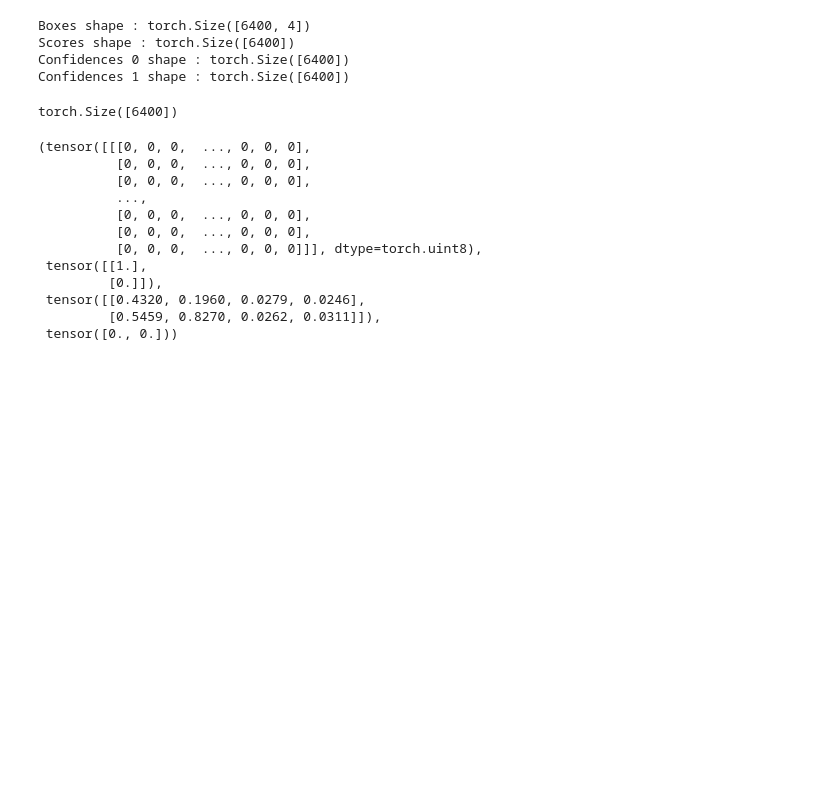
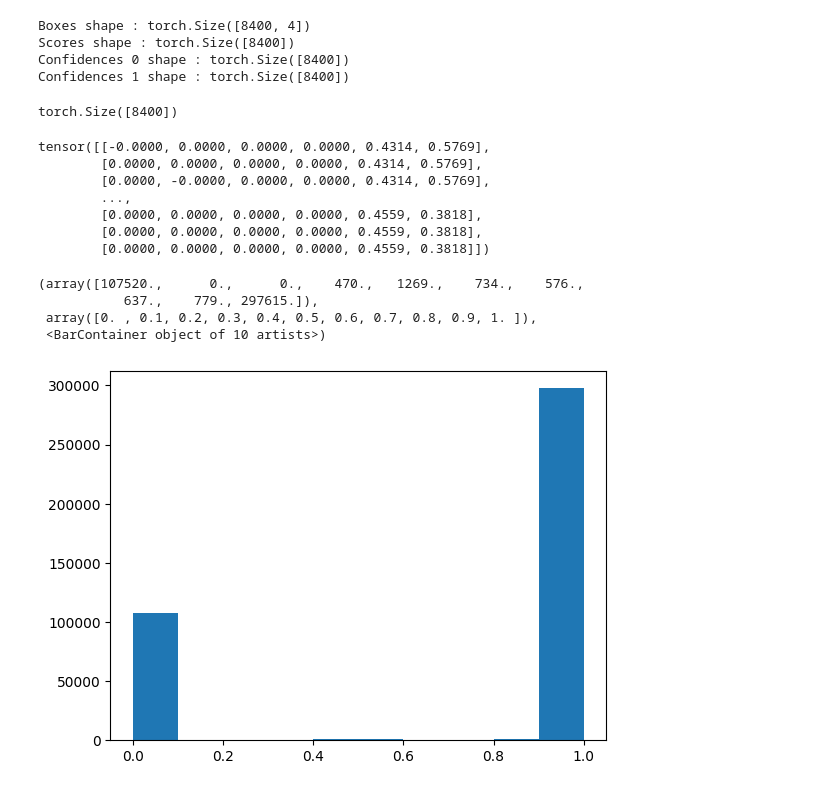
Before and after one commit to davide710/change_detection, a Jupyter notebook: test.ipynb, the cells around one changed output. Drawn from its saved outputs; the diff is of its cells as text; code cells hidden in the pictures; blank space fills up the shorter version.

```diff
--- a/test.ipynb
+++ b/test.ipynb
@@ -28,23 +28,31 @@ Box coordinates        : torch.Size([135, 4])
 Index identifier (which score belongs to which image): torch.Size([135])
 # %%
+dataset = Dataset('/home/davide/Desktop/change_detection/dataset', input_size=640)
+train_loader = data.DataLoader(dataset, batch_size=32, num_workers=0, pin_memory=True, collate_fn=Dataset.collate_fn)
+print(f"Train_loader : {len(train_loader)} batches")
+
 torch.manual_seed(42)
 
 model = Yolo(version='n')
 print(f"{sum(p.numel() for p in model.parameters())/1e6} million parameters")
 
 criterion = ComputeLoss(model)
-optimizer = torch.optim.AdamW(model.parameters(), lr=0.5)
+optimizer = torch.optim.AdamW(model.parameters(), lr=1e-2)
 
 num_epochs = 40
 
-imgs,targets=batch[0],batch[1]
-imgs=imgs.float()
 model.train()
 for epoch in range(num_epochs):
-    outputs=model(imgs)
-    loss=sum(criterion(outputs,targets))
-    optimizer.zero_grad()
-    loss.backward()
-    optimizer.step()
-    print(f"Epoch : {epoch + 1} | loss : {loss.item()}")
+    epoch_loss = 0
+    for imgs, targets in train_loader:
+        imgs = imgs.float()
+        outputs = model(imgs)
+        loss = sum(criterion(outputs, targets))
+        optimizer.zero_grad()
+        loss.backward()
+        optimizer.step()
+        epoch_loss += loss.item()
+    print(f"Epoch : {epoch + 1} | avg loss : {epoch_loss / len(train_loader)}")
+
+#torch.save(model.state_dict(), 'yolo_n.pth')
 # %% [output]
@@ -97,7 +175,7 @@ confidences_0 = out[:, 4]
 confidences_1 = out[:, 5]
 
 scores = torch.maximum(confidences_0, confidences_1)
-mask = scores > 0.6
+mask = scores > 0.2
 boxes = boxes[mask]
 scores = scores[mask]
 confidences_0 = confidences_0[mask]
@@ -113,32 +191,33 @@ print(f"Scores shape : {scores.shape}")
 print(f"Confidences 0 shape : {confidences_0.shape}")
 print(f"Confidences 1 shape : {confidences_1.shape}")
 import torchvision
-keep = torchvision.ops.nms(boxes_xyxy, scores, iou_threshold=0)
+keep = torchvision.ops.nms(boxes_xyxy, scores, iou_threshold=0.001)
 boxes_xyxy = boxes_xyxy[keep]
 scores = scores[keep]
 confidences_0 = confidences_0[keep]
 confidences_1 = confidences_1[keep]
+keep.shape
 # %% [output]
-Boxes shape : torch.Size([6400, 4])
-Scores shape : torch.Size([6400])
-Confidences 0 shape : torch.Size([6400])
-Confidences 1 shape : torch.Size([6400])
+Boxes shape : torch.Size([8400, 4])
+Scores shape : torch.Size([8400])
+Confidences 0 shape : torch.Size([8400])
+Confidences 1 shape : torch.Size([8400])
+torch.Size([8400])
 # %%
-keep.shape
+out
 # %% [output]
-torch.Size([6400])
+tensor([[-0.0000, 0.0000, 0.0000, 0.0000, 0.4314, 0.5769],
+        [0.0000, 0.0000, 0.0000, 0.0000, 0.4314, 0.5769],
+        [0.0000, -0.0000, 0.0000, 0.0000, 0.4314, 0.5769],
+        ...,
+        [0.0000, 0.0000, 0.0000, 0.0000, 0.4559, 0.3818],
+        [0.0000, 0.0000, 0.0000, 0.0000, 0.4559, 0.3818],
+        [0.0000, 0.0000, 0.0000, 0.0000, 0.4559, 0.3818]])
 # %%
-dataset.__getitem__(0)
+plt.hist(dataset.__getitem__(0)[0].reshape((640*640)).numpy())
 # %% [output]
-(tensor([[[0, 0, 0,  ..., 0, 0, 0],
-          [0, 0, 0,  ..., 0, 0, 0],
-          [0, 0, 0,  ..., 0, 0, 0],
-          ...,
-          [0, 0, 0,  ..., 0, 0, 0],
-          [0, 0, 0,  ..., 0, 0, 0],
-          [0, 0, 0,  ..., 0, 0, 0]]], dtype=torch.uint8),
- tensor([[1.],
-         [0.]]),
- tensor([[0.4320, 0.1960, 0.0279, 0.0246],
-         [0.5459, 0.8270, 0.0262, 0.0311]]),
- tensor([0., 0.]))
+(array([107520.,      0.,      0.,    470.,   1269.,    734.,    576.,
+           637.,    779., 297615.]),
+ array([0. , 0.1, 0.2, 0.3, 0.4, 0.5, 0.6, 0.7, 0.8, 0.9, 1. ]),
+ <BarContainer object of 10 artists>)
+[figure, added]
```
Also changed, not shown: parts of 7 cells of this notebook, 37 other files.
